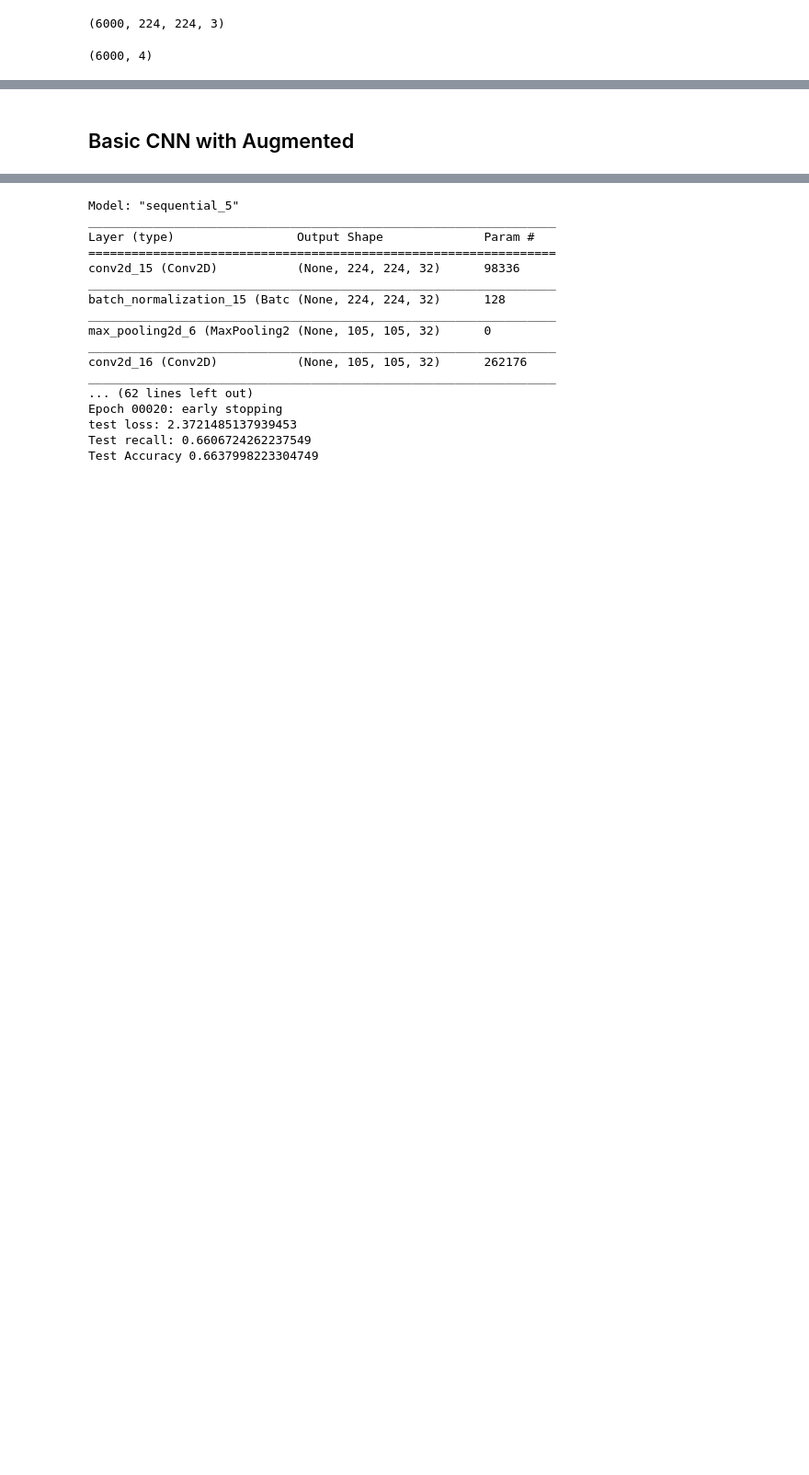
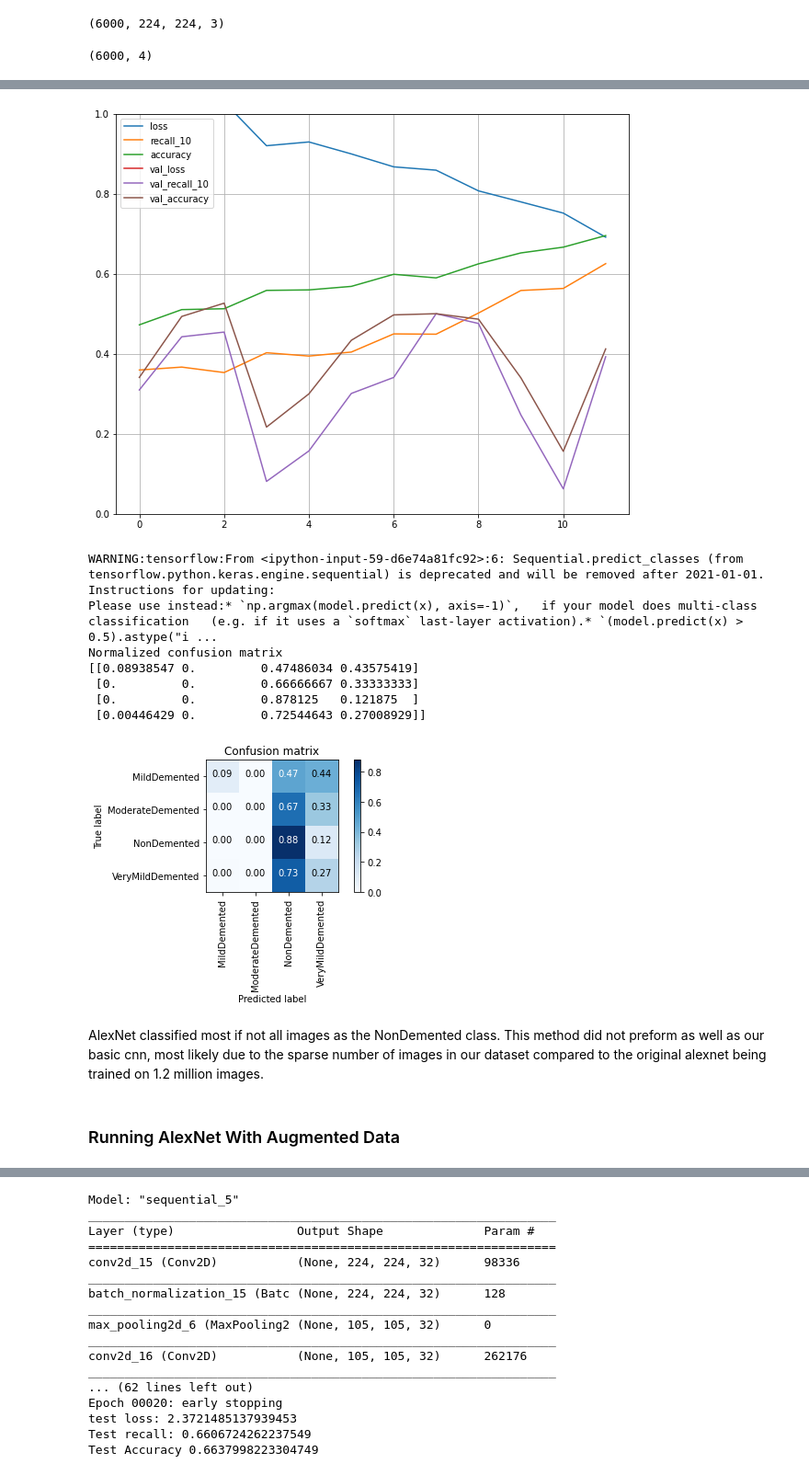
Before and after one commit to Jacobheyman702/Alzheimer_Image_classifier-, a Jupyter notebook: transfer_learning_models.ipynb, the cells around one changed output, grey strips where cells are left out. Shown at 92% size. Drawn from its saved outputs; the diff is of its cells as text; code cells hidden in the pictures; blank space fills up the shorter version.

Commit message:
updated readme, transfer learning notebook markdown, new images

```diff
--- a/transfer_learning_models.ipynb
+++ b/transfer_learning_models.ipynb
@@ -147,8 +154,20 @@ import matplotlib.pyplot as plt
 # %%
-history_df = pd.DataFrame(history.history)
-history_df.plot(figsize=(10,8))
+history_alex_noaug_df = pd.DataFrame(alex_no_aug_history.history)
+history_alex_noaug_df.plot(figsize=(10,8))
 plt.grid(True)
 plt.gca().set_ylim(0,1)
 plt.show()
+y_pred = alex_no_aug.predict_classes(test_images)
+confusion = confusion_matrix(test_labels.argmax(axis=1),y_pred)
+plot_confusion_matrix(confusion,data_test.class_indices,normalize=True)
+# %% [output]
+[figure, added]
+WARNING:tensorflow:From <ipython-input-59-d6e74a81fc92>:6: Sequential.predict_classes (from tensorflow.python.keras.engine.sequential) is deprecated and will be removed after 2021-01-01.
+Instructions for updating:
+Please use instead:* `np.argmax(model.predict(x), axis=-1)`,   if your model does multi-class classification   (e.g. if it uses a `softmax` last-layer activation).* `(model.predict(x) > 0.5).astype("i ...
+Normalized confusion matrix
+[[0.08938547 0.         0.47486034 0.43575419]
+ [0.         0.         0.66666667 0.33333333]
+ [0.         0.         0.878125   0.121875  ]
+ [0.00446429 0.         0.72544643 0.27008929]]
+[figure, added]
-# %% [markdown]
-## Basic CNN with Augmented
@@ -158 +174,5 @@ print(train_labels_aug.shape)
+# %% [markdown]
+AlexNet classified most if not all images as the NonDemented class.  This method did not preform as well as our basic cnn, most likely due to the sparse number of images in our dataset compared to the original alexnet being trained on 1.2 million images.
+# %% [markdown]
+### Running AlexNet With Augmented Data
 # %%
```
Also changed, not shown: parts of 35 cells of this notebook, 4 other files.
